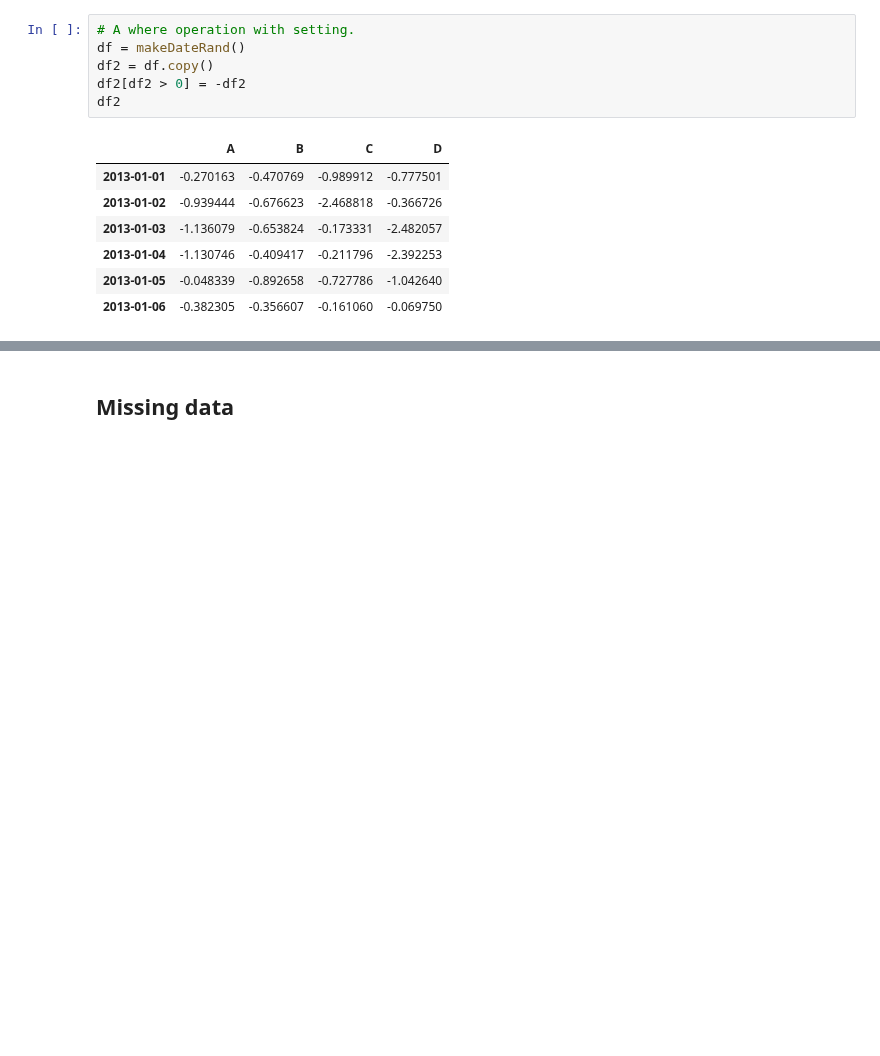
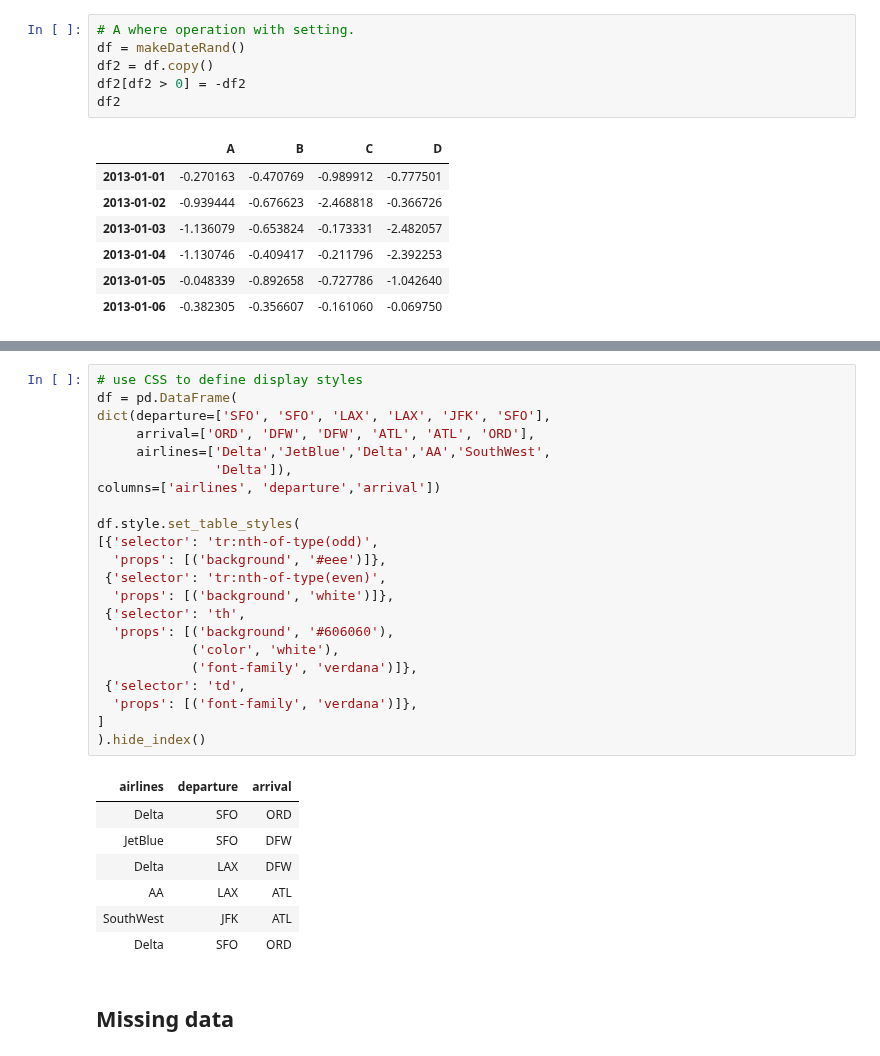
Before and after one commit to NelisW/PythonNotesToSelf, a Jupyter notebook: pandas/PandasCheatSheet.ipynb, the cells around one changed output, grey strips where cells are left out. Cells and saved outputs as stored; diff of their text form; blank space fills up the shorter version.

```diff
--- a/pandas/PandasCheatSheet.ipynb
+++ b/pandas/PandasCheatSheet.ipynb
@@ -2214,3 +2290,33 @@ df2
+# %%
+# use CSS to define display styles
+df = pd.DataFrame(
+dict(departure=['SFO', 'SFO', 'LAX', 'LAX', 'JFK', 'SFO'],
+     arrival=['ORD', 'DFW', 'DFW', 'ATL', 'ATL', 'ORD'],
+     airlines=['Delta','JetBlue','Delta','AA','SouthWest',
+               'Delta']),
+columns=['airlines', 'departure','arrival'])
+
+df.style.set_table_styles(
+[{'selector': 'tr:nth-of-type(odd)',
+  'props': [('background', '#eee')]},
+ {'selector': 'tr:nth-of-type(even)',
+  'props': [('background', 'white')]},
+ {'selector': 'th',
+  'props': [('background', '#606060'),
+            ('color', 'white'),
+            ('font-family', 'verdana')]},
+ {'selector': 'td',
+  'props': [('font-family', 'verdana')]},
+]
+).hide_index()
+# %% [output]
+| airlines | departure | arrival |
+| Delta | SFO | ORD |
+| JetBlue | SFO | DFW |
+| Delta | LAX | DFW |
+| AA | LAX | ATL |
+| SouthWest | JFK | ATL |
+| Delta | SFO | ORD |
 # %% [markdown]
 ## Missing data
 # %% [markdown]
```
Also changed, not shown: parts of 17 cells of this notebook.
